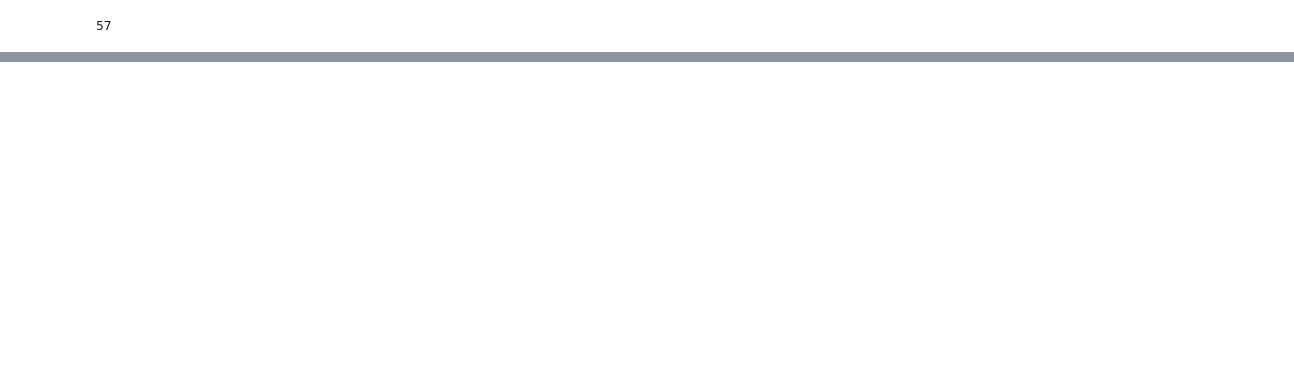
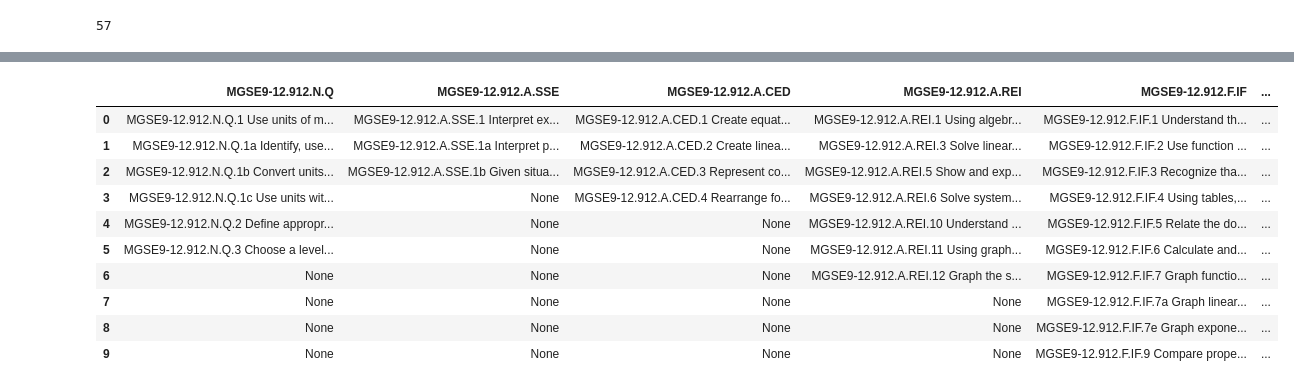
Before and after one commit to valogonor/TeachX-Georgia-Standards, a Jupyter notebook: TeachX_Georgia_Coordinate_Algebra.ipynb, the cells around one changed output, grey strips where cells are left out. Cells and saved outputs as stored; diff of their text form; code cells hidden in the pictures; blank space fills up the shorter version.

```diff
--- a/TeachX_Georgia_Coordinate_Algebra.ipynb
+++ b/TeachX_Georgia_Coordinate_Algebra.ipynb
@@ -69,0 +79,5 @@ text
+# %%
+idx = text[0].index(' ')
+for i in range(1, len(t)):
+    text[i] = text[i].replace(text[i][:2], text[0][:idx] + text[i][:1])
+text[:10]
@@ -129,0 +99,7 @@ data
+# %%
+mn = float('inf')
+for i in range(len(text)):
+    idx = text[i].index(' ')
+    if idx < mn:
+        mn = idx
+mn
@@ -129,0 +121,12 @@ data
+# %%
+data = []
+row = text[0].split('\n\n')
+res = [row[0]]
+for i in range(1, len(text)):
+    row = text[i].split('\n\n')
+    if not res or row[0][:9] == res[-1][:9]:
+        res.append(row[0])
+    else:
+        data.append(res)
+        res = [row[0]]
+data
@@ -184,0 +188,5 @@ df
+# %%
+import pandas as pd
+index = ['MGSE9-12.912.N.Q', 'MGSE9-12.912.A.SSE', 'MGSE9-12.912.A.CED', 'MGSE9-12.912.A.REI', 'MGSE9-12.912.F.IF', 'MGSE9-12.912.F.BF', 'MGSE9-12.912.F.LE', 'MGSE9-12.912.G.CO', 'MGSE9-12.912.G.GPE']
+df = pd.DataFrame(data, index=index)
+df
@@ -184,0 +204,15 @@ df
+# %%
+df = df.T
+df
+# %% [output]
+|  | MGSE9-12.912.N.Q | MGSE9-12.912.A.SSE | MGSE9-12.912.A.CED | MGSE9-12.912.A.REI | MGSE9-12.912.F.IF | ... |
+| 0 | MGSE9-12.912.N.Q.1 Use units of m... | MGSE9-12.912.A.SSE.1 Interpret ex... | MGSE9-12.912.A.CED.1 Create equat... | MGSE9-12.912.A.REI.1 Using algebr... | MGSE9-12.912.F.IF.1 Understand th... | ... |
+| 1 | MGSE9-12.912.N.Q.1a Identify, use... | MGSE9-12.912.A.SSE.1a Interpret p... | MGSE9-12.912.A.CED.2 Create linea... | MGSE9-12.912.A.REI.3 Solve linear... | MGSE9-12.912.F.IF.2 Use function ... | ... |
+| 2 | MGSE9-12.912.N.Q.1b Convert units... | MGSE9-12.912.A.SSE.1b Given situa... | MGSE9-12.912.A.CED.3 Represent co... | MGSE9-12.912.A.REI.5 Show and exp... | MGSE9-12.912.F.IF.3 Recognize tha... | ... |
+| 3 | MGSE9-12.912.N.Q.1c Use units wit... | None | MGSE9-12.912.A.CED.4 Rearrange fo... | MGSE9-12.912.A.REI.6 Solve system... | MGSE9-12.912.F.IF.4 Using tables,... | ... |
+| 4 | MGSE9-12.912.N.Q.2 Define appropr... | None | None | MGSE9-12.912.A.REI.10 Understand ... | MGSE9-12.912.F.IF.5 Relate the do... | ... |
+| 5 | MGSE9-12.912.N.Q.3 Choose a level... | None | None | MGSE9-12.912.A.REI.11 Using graph... | MGSE9-12.912.F.IF.6 Calculate and... | ... |
+| 6 | None | None | None | MGSE9-12.912.A.REI.12 Graph the s... | MGSE9-12.912.F.IF.7 Graph functio... | ... |
+| 7 | None | None | None | None | MGSE9-12.912.F.IF.7a Graph linear... | ... |
+| 8 | None | None | None | None | MGSE9-12.912.F.IF.7e Graph expone... | ... |
+| 9 | None | None | None | None | MGSE9-12.912.F.IF.9 Compare prope... | ... |
```
Also changed, not shown: parts of 18 cells of this notebook.
